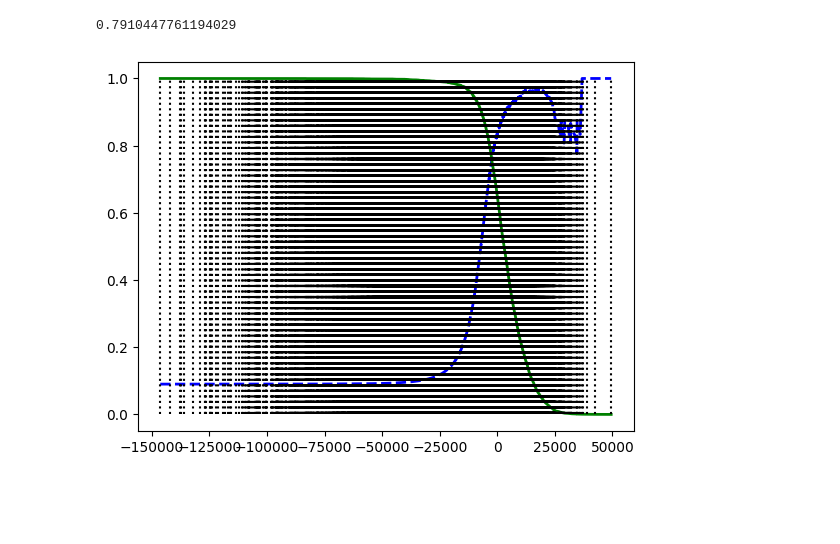
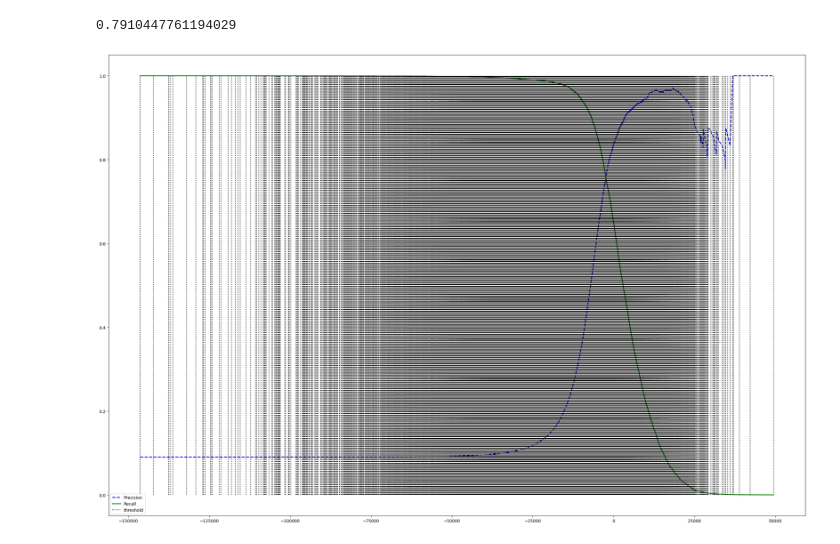
Before and after one commit to Hanifemam/hands-on, a Jupyter notebook: chap3/chap3.ipynb, the cells around one changed output. Saved outputs shown, nothing was run; the diff lists cells and outputs as text; code cells hidden in the pictures; blank space fills up the shorter version.

Commit message:
precision/recall plot added

```diff
--- a/chap3/chap3.ipynb
+++ b/chap3/chap3.ipynb
@@ -122,10 +122,11 @@ y_scores = cross_val_predict(sgd_clf, X_train, y_train_5, cv=3, method="decision
 from sklearn.metrics import precision_recall_curve
 precisions, recalls, thresholds = precision_recall_curve(y_train_5, y_scores)
 # %%
-plt.plot(figsize=(20,8))
+plt.figure(figsize=(30, 20))
 plt.plot(thresholds, precisions[:-1], "b--", label="Precision", linewidth=2)
 plt.plot(thresholds, recalls[:-1], "g-", label="Recall", linewidth=2)
 plt.vlines(thresholds, 0, 1.0, "k", "dotted", label="threshold")
+plt.legend()
 plt.show()
 # %% [output]
-[figure, old version]
+[figure, new version]
```
Also changed, not shown: parts of 1 cell of this notebook.
